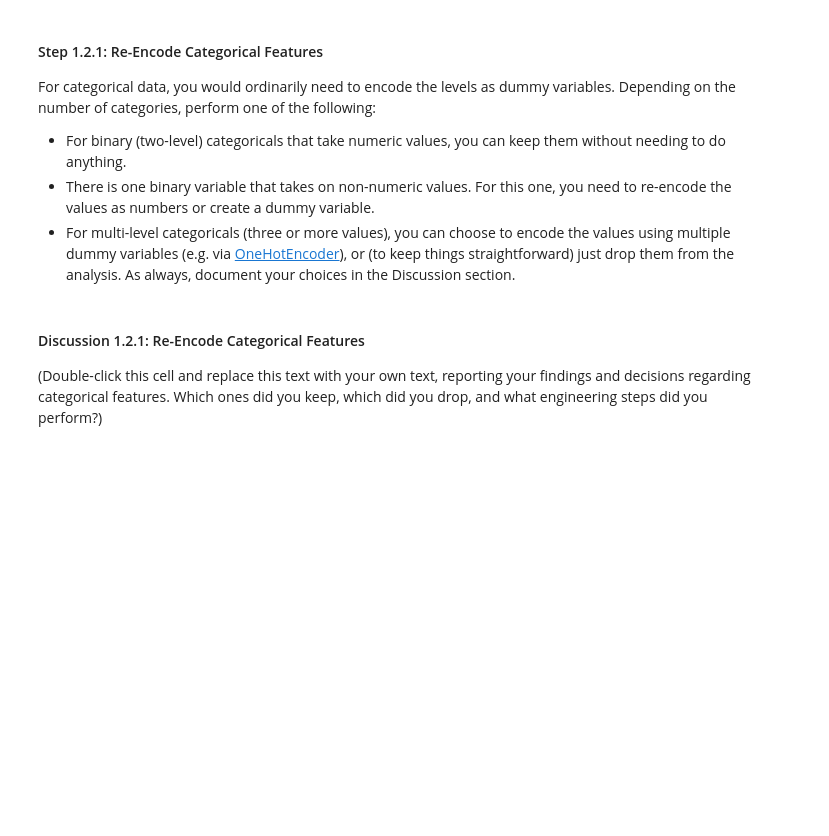
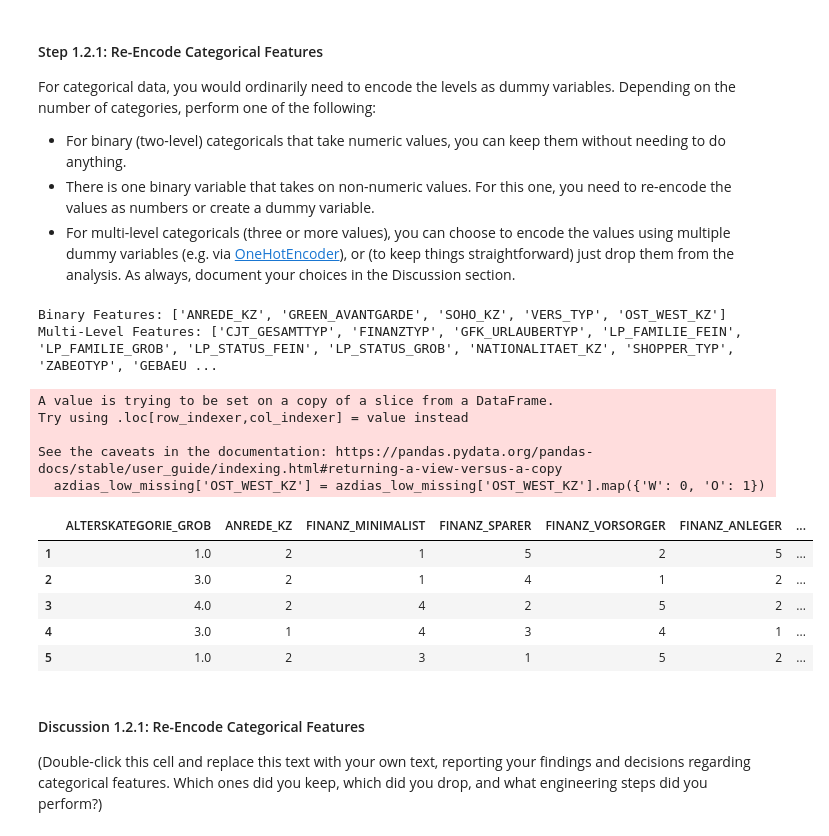
Before and after one commit to momenmac/ML-PROJECT-3, a Jupyter notebook: Identify_Customer_Segments.ipynb, the cells around one changed output. Cells and saved outputs as stored; diff of their text form; code cells hidden in the pictures; blank space fills up the shorter version.

```diff
--- a/Identify_Customer_Segments.ipynb
+++ b/Identify_Customer_Segments.ipynb
@@ -246,3 +311,45 @@ For categorical data, you would ordinarily need to encode the levels as dummy va
+# %%
+# Assess categorical variables: which are binary, which are multi-level, and
+# which one needs to be re-encoded?
+categorical_features = feat_info[feat_info['type'] == 'categorical']['attribute']
+binary_features = []
+multi_level_features = []
+
+for col in categorical_features:
+    if col in azdias_low_missing.columns:  # Ensure the column exists in the cleaned dataset
+        if azdias_low_missing[col].nunique() == 2:
+            binary_features.append(col)
+        elif azdias_low_missing[col].nunique() > 2:
+            multi_level_features.append(col)
+
+print("Binary Features:", binary_features)
+print("Multi-Level Features:", multi_level_features)
+# %% [output]
+Binary Features: ['ANREDE_KZ', 'GREEN_AVANTGARDE', 'SOHO_KZ', 'VERS_TYP', 'OST_WEST_KZ']
+Multi-Level Features: ['CJT_GESAMTTYP', 'FINANZTYP', 'GFK_URLAUBERTYP', 'LP_FAMILIE_FEIN', 'LP_FAMILIE_GROB', 'LP_STATUS_FEIN', 'LP_STATUS_GROB', 'NATIONALITAET_KZ', 'SHOPPER_TYP', 'ZABEOTYP', 'GEBAEU ...
+# %%
+# Re-encode categorical variable(s) to be kept in the analysis.
+
+# Re-encode binary categorical feature with non-numeric values
+azdias_low_missing['OST_WEST_KZ'] = azdias_low_missing['OST_WEST_KZ'].map({'W': 0, 'O': 1})
+
+# Re-encode multi-level categorical features using one-hot encoding
+azdias_low_missing = pd.get_dummies(azdias_low_missing, columns=multi_level_features)
+
+# Check the updated dataset
+azdias_low_missing.head()
+# %% [output]
+A value is trying to be set on a copy of a slice from a DataFrame.
+Try using .loc[row_indexer,col_indexer] = value instead
+
+See the caveats in the documentation: https://pandas.pydata.org/pandas-docs/stable/user_guide/indexing.html#returning-a-view-versus-a-copy
+  azdias_low_missing['OST_WEST_KZ'] = azdias_low_missing['OST_WEST_KZ'].map({'W': 0, 'O': 1})
+|  | ALTERSKATEGORIE_GROB | ANREDE_KZ | FINANZ_MINIMALIST | FINANZ_SPARER | FINANZ_VORSORGER | FINANZ_ANLEGER | ... |
+| 1 | 1.0 | 2 | 1 | 5 | 2 | 5 | ... |
+| 2 | 3.0 | 2 | 1 | 4 | 1 | 2 | ... |
+| 3 | 4.0 | 2 | 4 | 2 | 5 | 2 | ... |
+| 4 | 3.0 | 1 | 4 | 3 | 4 | 1 | ... |
+| 5 | 1.0 | 2 | 3 | 1 | 5 | 2 | ... |
 # %% [markdown]
 #### Discussion 1.2.1: Re-Encode Categorical Features
 
```
Also changed, not shown: parts of 10 cells of this notebook.
